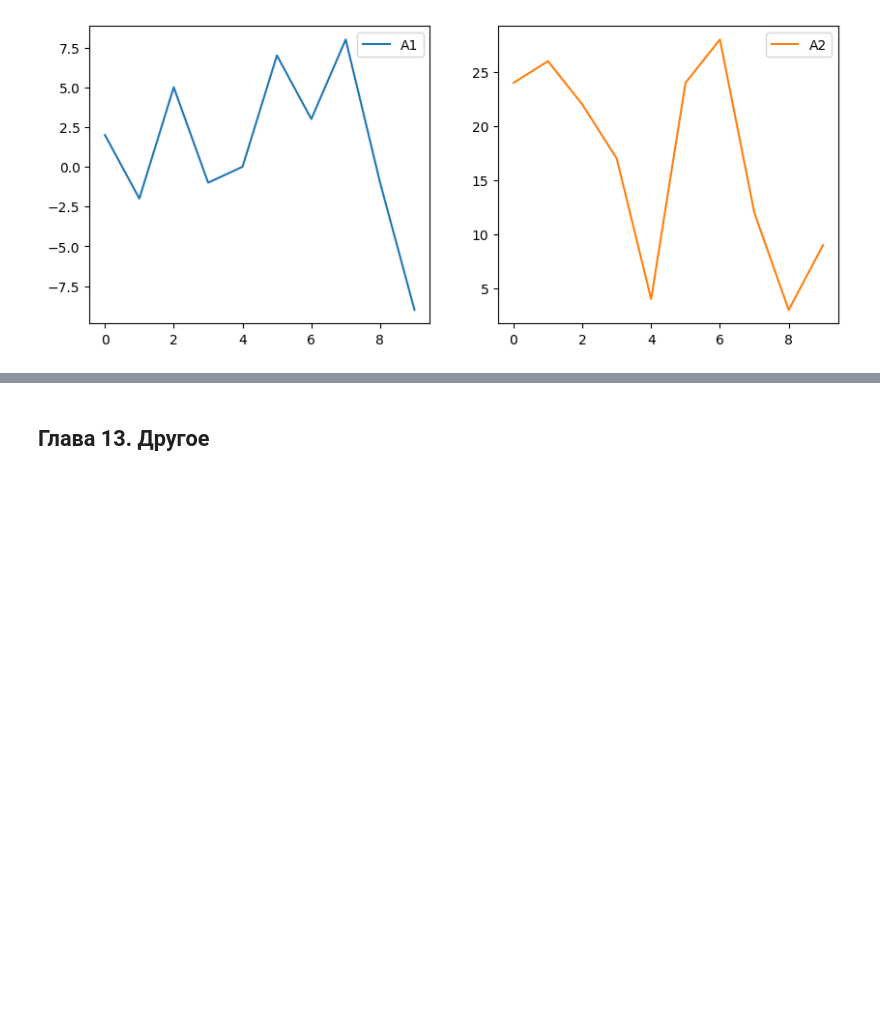
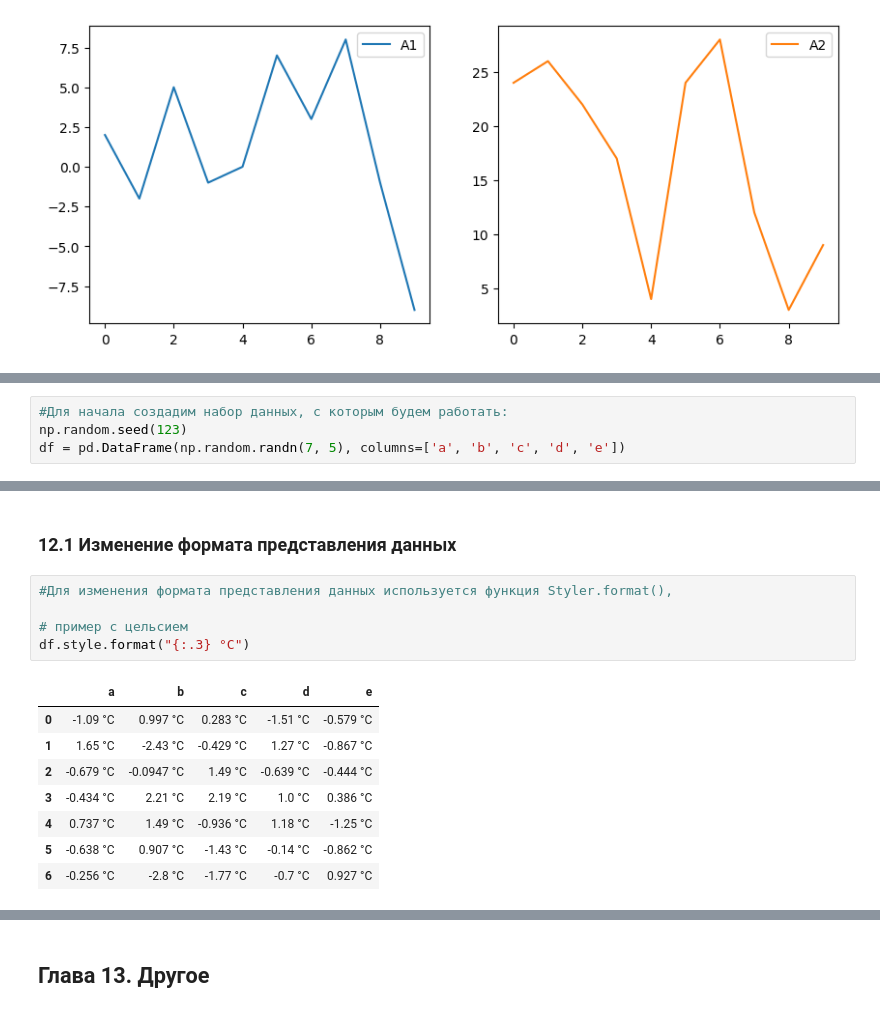
Before and after one commit to Jopel003/Python_Helper_-DS_and_Analytics-, a Jupyter notebook: 2. Pandas/Pandas_concentrat.ipynb, the cells around one changed output, grey strips where cells are left out. Saved outputs shown, nothing was run; the diff lists cells and outputs as text; blank space fills up the shorter version.

```diff
--- a/2. Pandas/Pandas_concentrat.ipynb
+++ b/2. Pandas/Pandas_concentrat.ipynb
@@ -1465,0 +1530,4 @@ array([[<Axes: >, <Axes: >]], dtype=object)
+# %%
+#Для начала создадим набор данных, с которым будем работать:
+np.random.seed(123)
+df = pd.DataFrame(np.random.randn(7, 5), columns=['a', 'b', 'c', 'd', 'e'])
@@ -1465,0 +1547,16 @@ array([[<Axes: >, <Axes: >]], dtype=object)
+# %% [markdown]
+### 12.1 Изменение формата представления данных
+# %%
+#Для изменения формата представления данных используется функция Styler.format(),
+
+# пример с цельсием
+df.style.format("{:.3} °C")
+# %% [output]
+|  | a | b | c | d | e |
+| 0 | -1.09 °C | 0.997 °C | 0.283 °C | -1.51 °C | -0.579 °C |
+| 1 | 1.65 °C | -2.43 °C | -0.429 °C | 1.27 °C | -0.867 °C |
+| 2 | -0.679 °C | -0.0947 °C | 1.49 °C | -0.639 °C | -0.444 °C |
+| 3 | -0.434 °C | 2.21 °C | 2.19 °C | 1.0 °C | 0.386 °C |
+| 4 | 0.737 °C | 1.49 °C | -0.936 °C | 1.18 °C | -1.25 °C |
+| 5 | -0.638 °C | 0.907 °C | -1.43 °C | -0.14 °C | -0.862 °C |
+| 6 | -0.256 °C | -2.8 °C | -1.77 °C | -0.7 °C | 0.927 °C |
```
Also changed, not shown: parts of 17 cells of this notebook.
